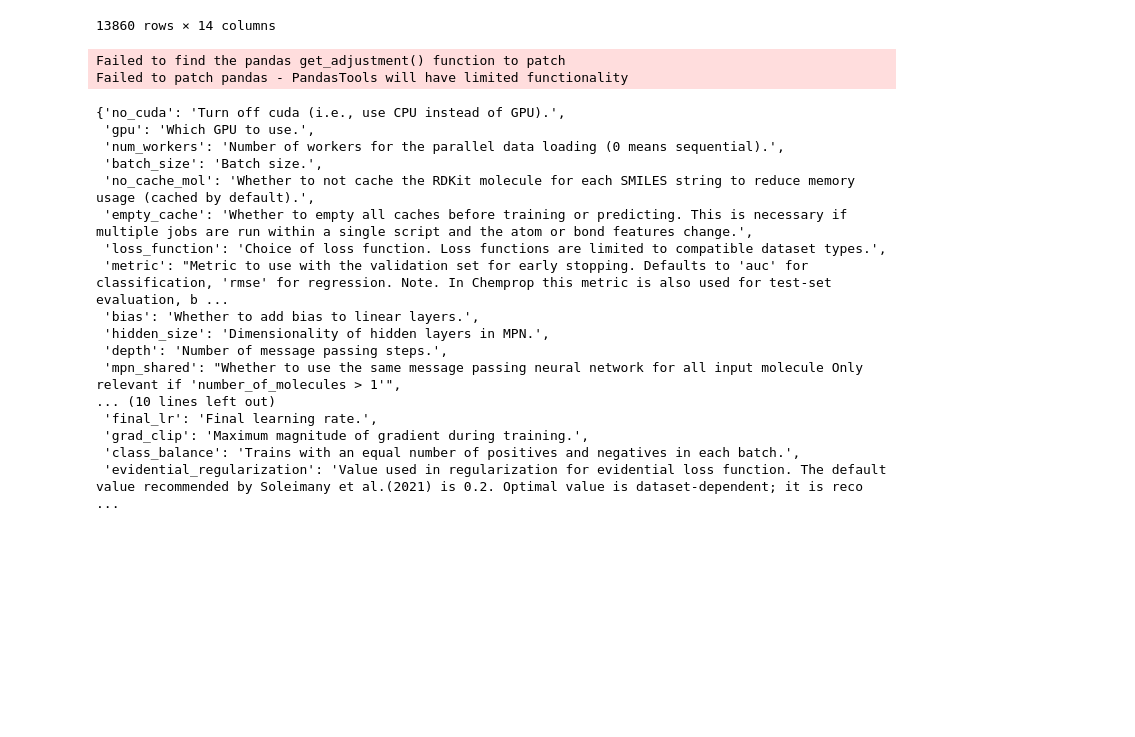
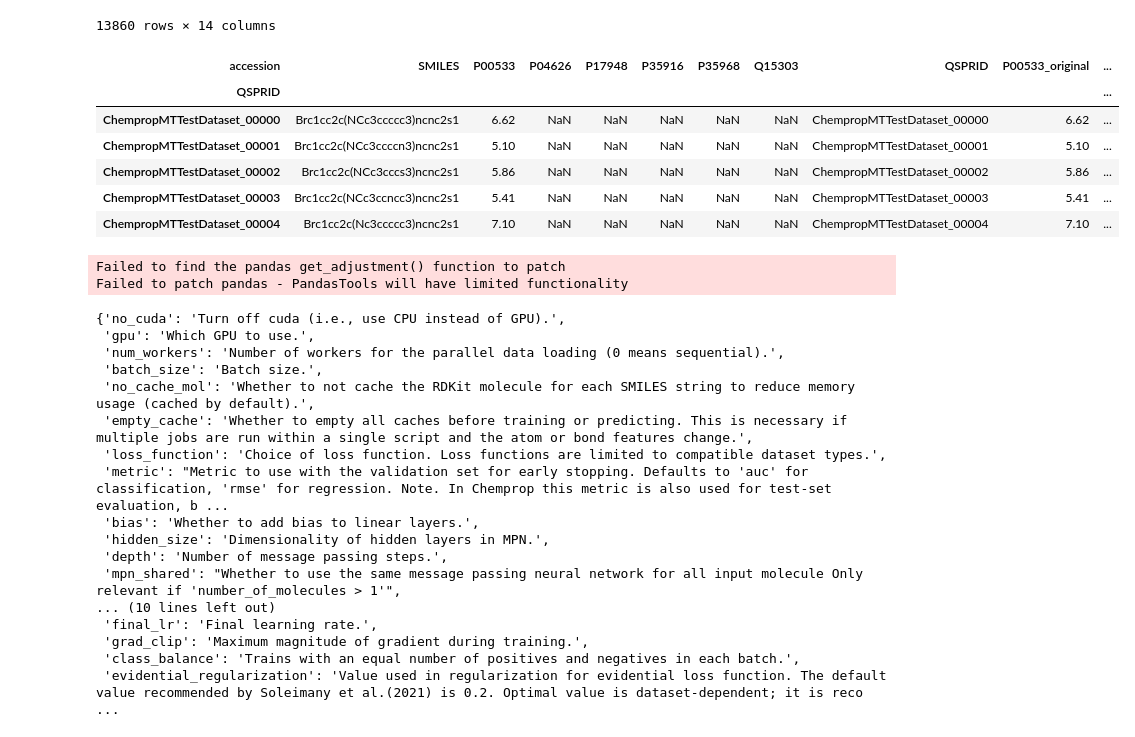
Before and after one commit to thijmenwroos/ppk, a Jupyter notebook: test_kin/chemprop_mt.ipynb, the cells around one changed output. Saved outputs shown, nothing was run; the diff lists cells and outputs as text; code cells hidden in the pictures; blank space fills up the shorter version.

```diff
--- a/test_kin/chemprop_mt.ipynb
+++ b/test_kin/chemprop_mt.ipynb
@@ -85,6 +85,27 @@ dataset.getDF()
 | ChempropMTTestDataset_13858 | c1nc(Nc2ccc3[nH]ccc3c2)c2sccc2n1 | 6.222 | NaN | NaN | NaN | NaN | NaN | ChempropMTTestDataset_13858 | 6.222 | ... |
 | ChempropMTTestDataset_13859 | c1nc(Nc2ccc3[nH]ncc3c2)c2nc(N3CCO... | 6.903 | NaN | NaN | NaN | NaN | NaN | ChempropMTTestDataset_13859 | 6.903 | ... |
 13860 rows × 14 columns
+# %%
+from qsprpred.data import QSPRDataset, RandomSplit
+from qsprpred.data.descriptors.fingerprints import MorganFP
+from qsprpred.data.descriptors.sets import SmilesDesc
+
+feature_calculators = [SmilesDesc(), MorganFP(radius=3, nBits=2048)]
+dataset.prepareDataset(
+    split=RandomSplit(test_fraction=0.2, dataset=dataset),
+    feature_calculators=feature_calculators,
+    recalculate_features=True,
+)
+
+dataset.getDF().head()
+# %% [output]
+| accession | SMILES | P00533 | P04626 | P17948 | P35916 | P35968 | Q15303 | QSPRID | P00533_original | ... |
+| QSPRID |  |  |  |  |  |  |  |  |  | ... |
+| ChempropMTTestDataset_00000 | Brc1cc2c(NCc3ccccc3)ncnc2s1 | 6.62 | NaN | NaN | NaN | NaN | NaN | ChempropMTTestDataset_00000 | 6.62 | ... |
+| ChempropMTTestDataset_00001 | Brc1cc2c(NCc3ccccn3)ncnc2s1 | 5.10 | NaN | NaN | NaN | NaN | NaN | ChempropMTTestDataset_00001 | 5.10 | ... |
+| ChempropMTTestDataset_00002 | Brc1cc2c(NCc3cccs3)ncnc2s1 | 5.86 | NaN | NaN | NaN | NaN | NaN | ChempropMTTestDataset_00002 | 5.86 | ... |
+| ChempropMTTestDataset_00003 | Brc1cc2c(NCc3ccncc3)ncnc2s1 | 5.41 | NaN | NaN | NaN | NaN | NaN | ChempropMTTestDataset_00003 | 5.41 | ... |
+| ChempropMTTestDataset_00004 | Brc1cc2c(Nc3ccccc3)ncnc2s1 | 7.10 | NaN | NaN | NaN | NaN | NaN | ChempropMTTestDataset_00004 | 7.10 | ... |
 # %%
 from qsprpred.extra.gpu.models.chemprop import ChempropModel
 
```
Also changed, not shown: parts of 4 cells of this notebook.
